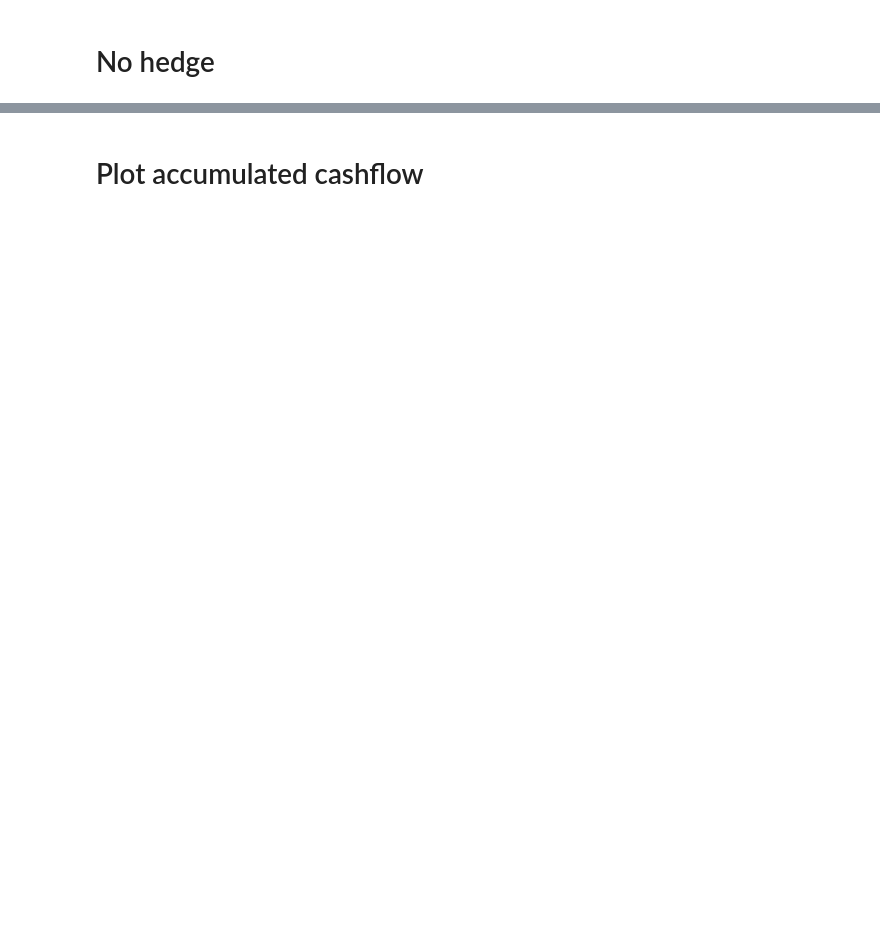
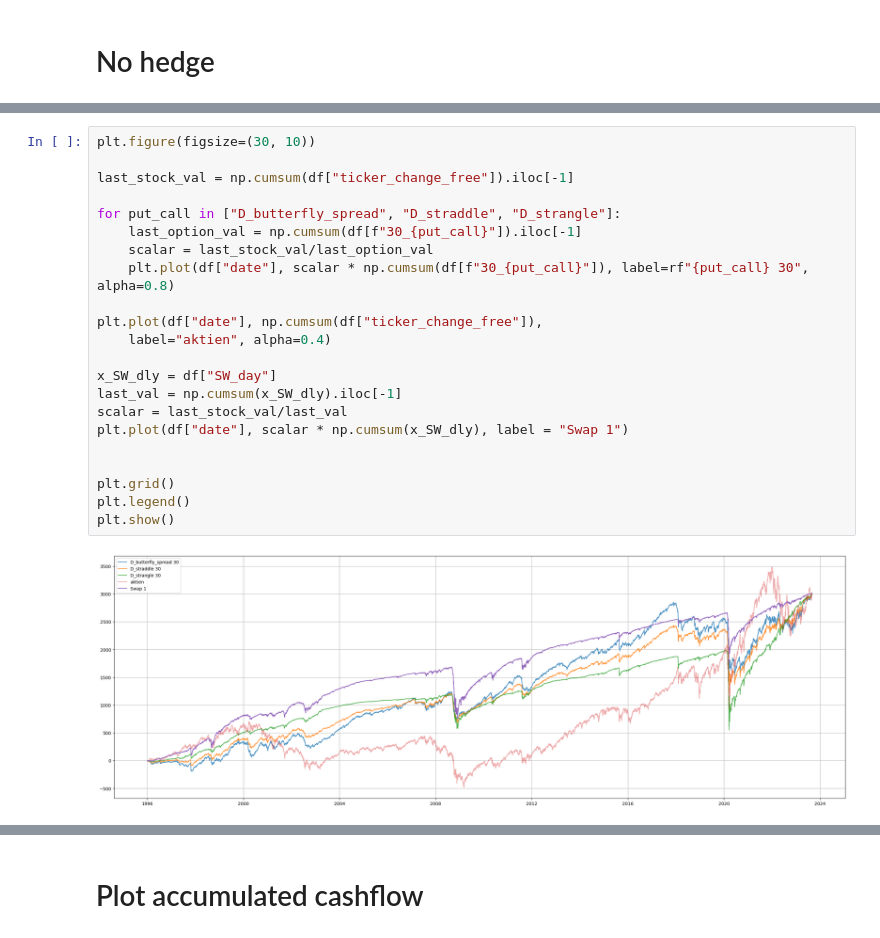
Before and after one commit to MadsHebsgaard/volpy, a Jupyter notebook: Variance strategies.ipynb, the cells around one changed output, grey strips where cells are left out. Cells and saved outputs as stored; diff of their text form; blank space fills up the shorter version.

```diff
--- a/Variance strategies.ipynb
+++ b/Variance strategies.ipynb
@@ -78,0 +92,24 @@ plt.show()
+# %%
+plt.figure(figsize=(30, 10))
+
+last_stock_val = np.cumsum(df["ticker_change_free"]).iloc[-1]
+
+for put_call in ["D_butterfly_spread", "D_straddle", "D_strangle"]:
+    last_option_val = np.cumsum(df[f"30_{put_call}"]).iloc[-1]
+    scalar = last_stock_val/last_option_val
+    plt.plot(df["date"], scalar * np.cumsum(df[f"30_{put_call}"]), label=rf"{put_call} 30", alpha=0.8)
+
+plt.plot(df["date"], np.cumsum(df["ticker_change_free"]),
+    label="aktien", alpha=0.4)
+
+x_SW_dly = df["SW_day"]
+last_val = np.cumsum(x_SW_dly).iloc[-1]
+scalar = last_stock_val/last_val
+plt.plot(df["date"], scalar * np.cumsum(x_SW_dly), label = "Swap 1")
+
+
+plt.grid()
+plt.legend()
+plt.show()
+# %% [output]
+[figure, added]
```
Also changed, not shown: parts of 14 cells of this notebook, 3 other files.
